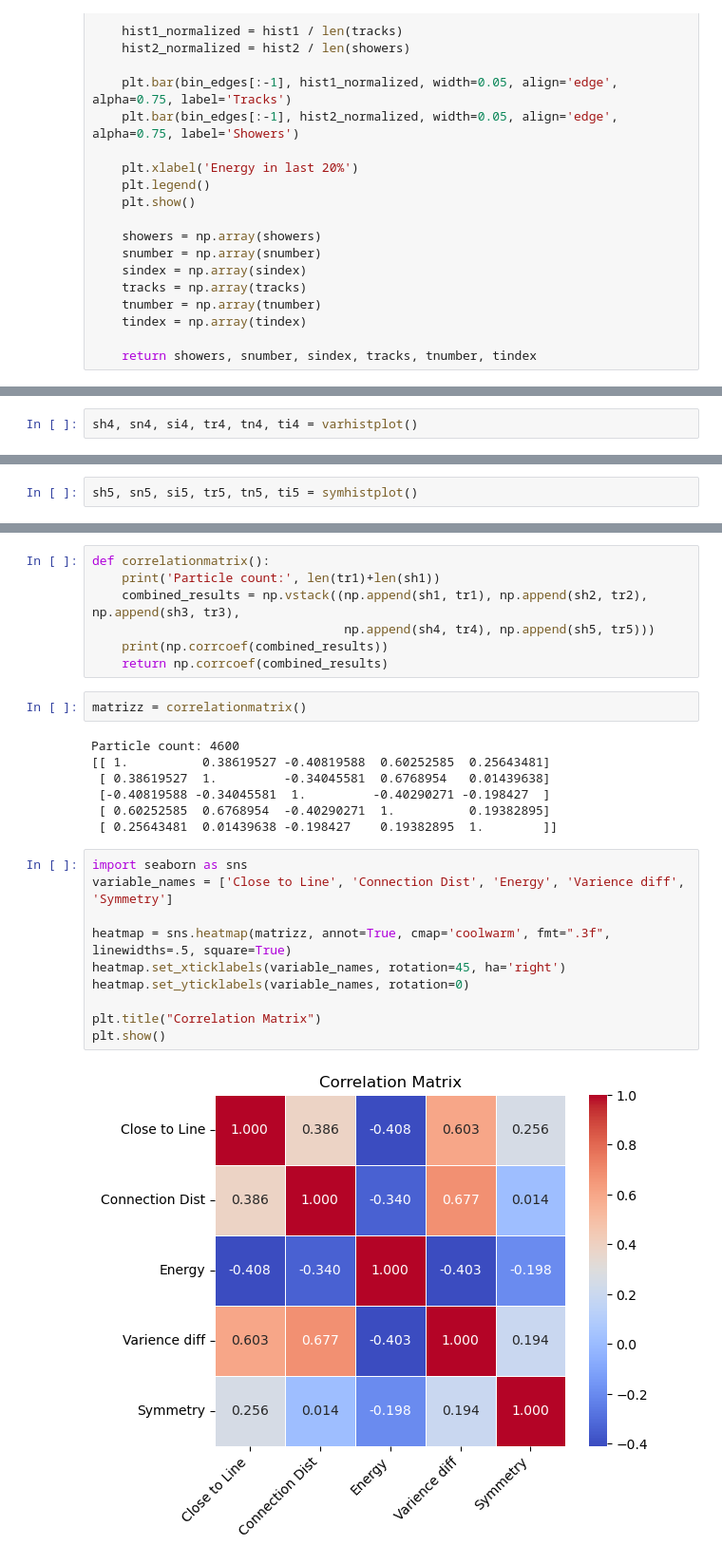
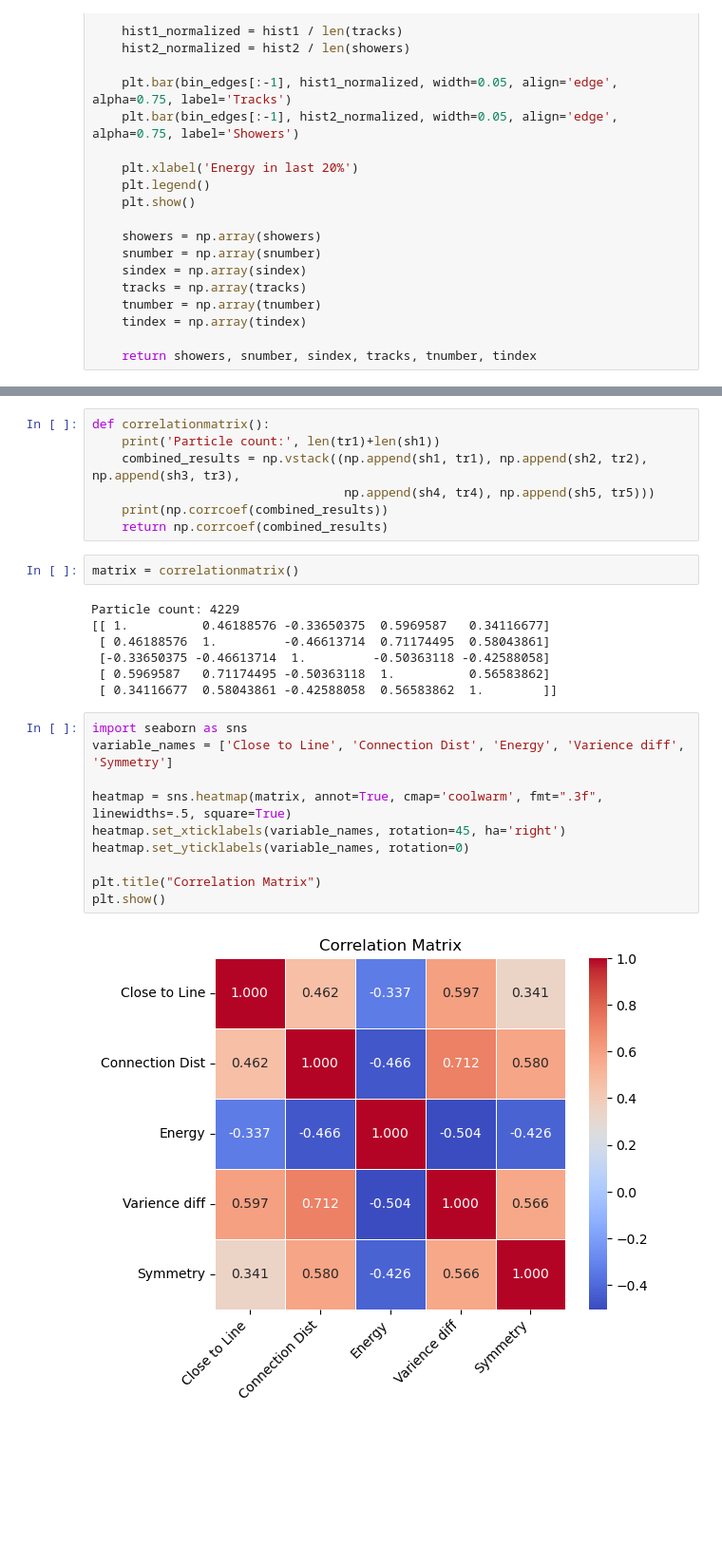
Before and after one commit to mohummudh/neutrinos-dune, a Jupyter notebook: andrew/straightlinefit/CorrelationMatrix.ipynb, the cells around one changed output, grey strips where cells are left out. Shown at 95% size. Cells and saved outputs as stored; diff of their text form; blank space fills up the shorter version.

```diff
--- a/andrew/straightlinefit/CorrelationMatrix.ipynb
+++ b/andrew/straightlinefit/CorrelationMatrix.ipynb
@@ -442,2 +339,0 @@ def varhistplot():
-# %%
-sh4, sn4, si4, tr4, tn4, ti4 = varhistplot()
@@ -578,2 +339,0 @@ def symhistplot():
-# %%
-sh5, sn5, si5, tr5, tn5, ti5 = symhistplot()
@@ -582,31 +340,31 @@ sh5, sn5, si5, tr5, tn5, ti5 = symhistplot()
-# %%
-def correlationmatrix():
-    print('Particle count:', len(tr1)+len(sh1))
-    combined_results = np.vstack((np.append(sh1, tr1), np.append(sh2, tr2), np.append(sh3, tr3),
-                                  np.append(sh4, tr4), np.append(sh5, tr5)))
-    print(np.corrcoef(combined_results))
-    return np.corrcoef(combined_results)
+# %%
+def correlationmatrix():
+    print('Particle count:', len(tr1)+len(sh1))
+    combined_results = np.vstack((np.append(sh1, tr1), np.append(sh2, tr2), np.append(sh3, tr3),
+                                  np.append(sh4, tr4), np.append(sh5, tr5)))
+    print(np.corrcoef(combined_results))
+    return np.corrcoef(combined_results)
 # %%
-matrizz = correlationmatrix()
+matrix = correlationmatrix()
 # %% [output]
-Particle count: 4600
-[[ 1.          0.38619527 -0.40819588  0.60252585  0.25643481]
- [ 0.38619527  1.         -0.34045581  0.6768954   0.01439638]
- [-0.40819588 -0.34045581  1.         -0.40290271 -0.198427  ]
- [ 0.60252585  0.6768954  -0.40290271  1.          0.19382895]
- [ 0.25643481  0.01439638 -0.198427    0.19382895  1.        ]]
+Particle count: 4229
+[[ 1.          0.46188576 -0.33650375  0.5969587   0.34116677]
+ [ 0.46188576  1.         -0.46613714  0.71174495  0.58043861]
+ [-0.33650375 -0.46613714  1.         -0.50363118 -0.42588058]
+ [ 0.5969587   0.71174495 -0.50363118  1.          0.56583862]
+ [ 0.34116677  0.58043861 -0.42588058  0.56583862  1.        ]]
-# %%
-import seaborn as sns
-variable_names = ['Close to Line', 'Connection Dist', 'Energy', 'Varience diff', 'Symmetry']
-
-heatmap = sns.heatmap(matrizz, annot=True, cmap='coolwarm', fmt=".3f", linewidths=.5, square=True)
-heatmap.set_xticklabels(variable_names, rotation=45, ha='right')
-heatmap.set_yticklabels(variable_names, rotation=0)
-
-plt.title("Correlation Matrix")
-plt.show()
-# %% [output]
-[figure, removed]
+# %%
+import seaborn as sns
+variable_names = ['Close to Line', 'Connection Dist', 'Energy', 'Varience diff', 'Symmetry']
+
+heatmap = sns.heatmap(matrix, annot=True, cmap='coolwarm', fmt=".3f", linewidths=.5, square=True)
+heatmap.set_xticklabels(variable_names, rotation=45, ha='right')
+heatmap.set_yticklabels(variable_names, rotation=0)
+
+plt.title("Correlation Matrix")
+plt.show()
+# %% [output]
+[figure, added]
 # %%
 def correlationmatrix():
 #     array1 = np.column_stack((np.array([sn1, si1, sh1])))
```
Also changed, not shown: parts of 13 cells of this notebook.
